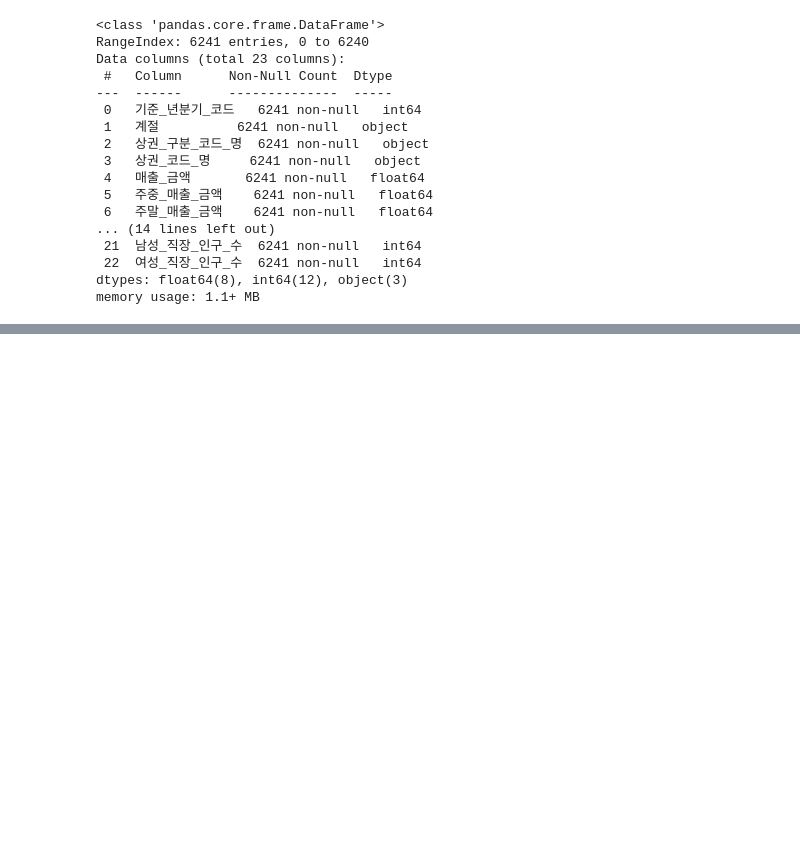
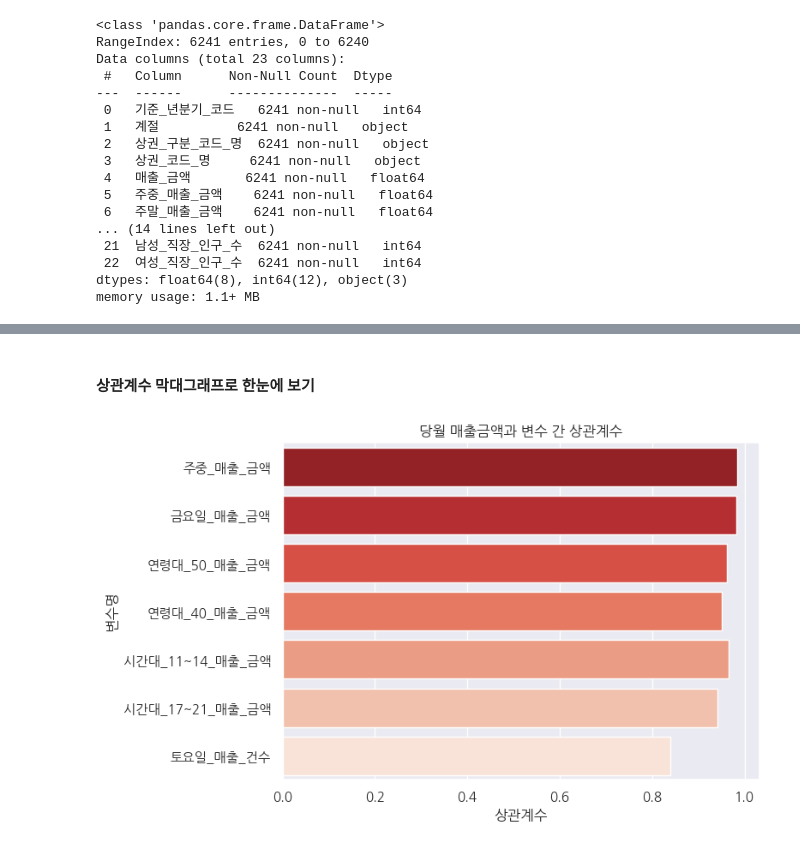
Before and after one commit to itsjulianjeong/supervised_team_project, a Jupyter notebook: notebook/seoul_month_sales_predict.ipynb, the cells around one changed output, grey strips where cells are left out. Cells and saved outputs as stored; diff of their text form; code cells hidden in the pictures; blank space fills up the shorter version.

```diff
--- a/notebook/seoul_month_sales_predict.ipynb
+++ b/notebook/seoul_month_sales_predict.ipynb
@@ -730,0 +621,19 @@ plt.show()
+# %% [markdown]
+ #### 상관계수 막대그래프로 한눈에 보기
+# %%
+# 상관계수 시각화
+selected_corr = model_df.corr()['당월_매출_금액'].drop('당월_매출_금액')
+
+# 데이터프레임으로 변환해서 hue 사용
+corr_df = selected_corr.reset_index()
+corr_df.columns = ['변수', '상관계수']
+
+plt.figure(figsize=(8, 5))
+sns.barplot(data=corr_df, x='상관계수', y='변수', hue='변수', palette='Reds_r', dodge=False, legend=False)
+plt.title('당월 매출금액과 변수 간 상관계수')
+plt.xlabel('상관계수')
+plt.ylabel('변수명')
+plt.tight_layout()
+plt.show()
+# %% [output]
+[figure, added]
```
Also changed, not shown: parts of 48 cells of this notebook.
